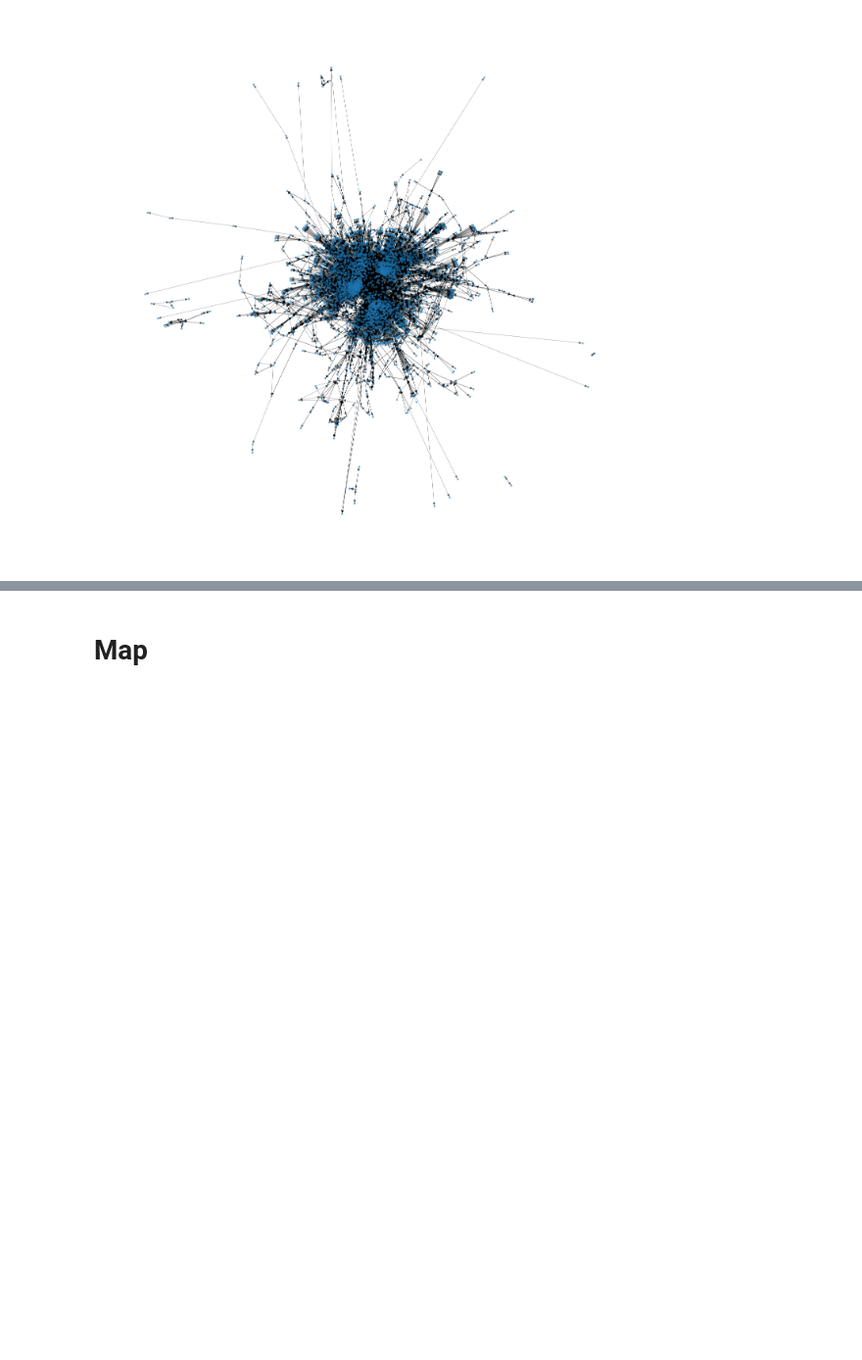
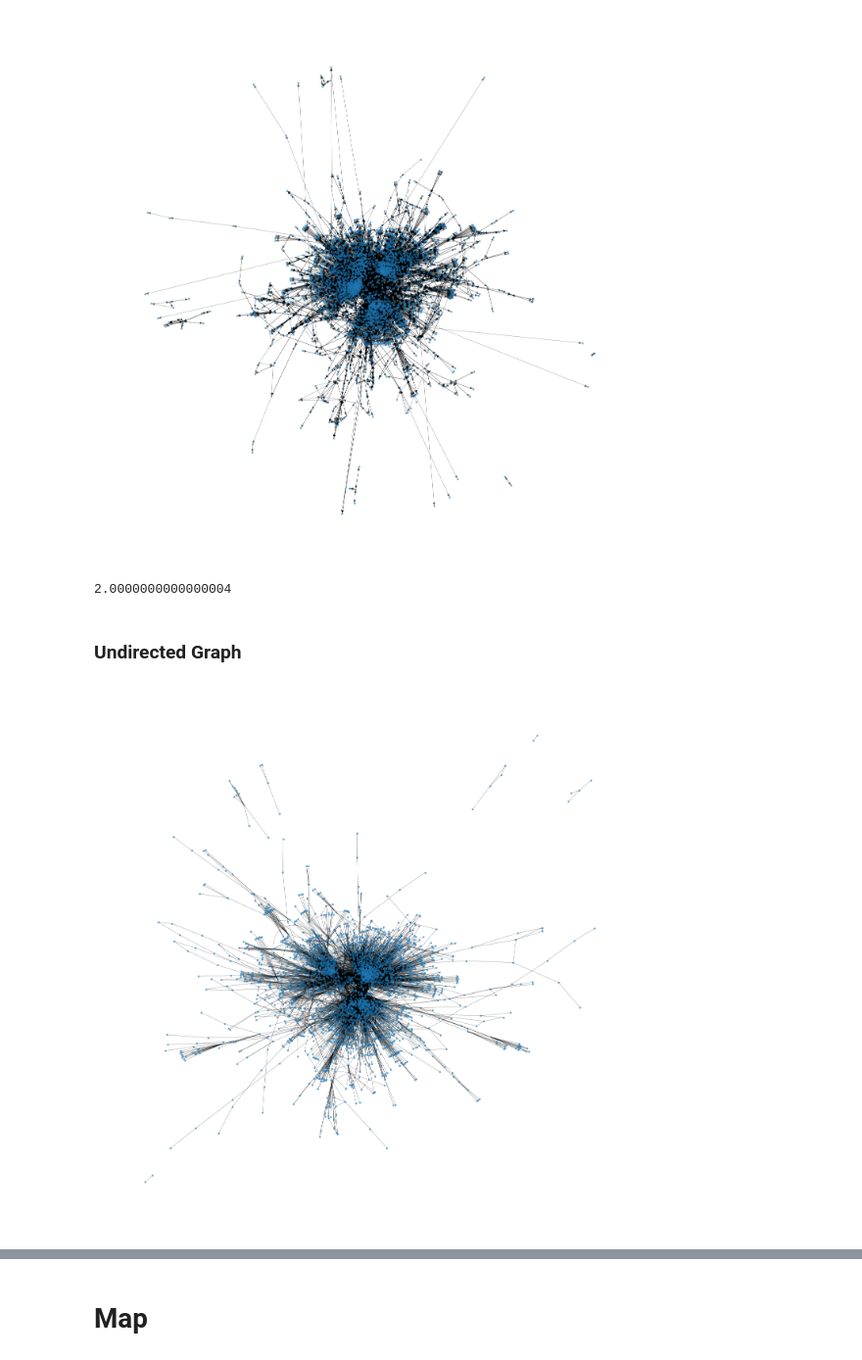
Before and after one commit to radubauzh/epidemic-spread-over-flights, a Jupyter notebook: main.ipynb, the cells around one changed output, grey strips where cells are left out. Shown at 98% size. Saved outputs shown, nothing was run; the diff lists cells and outputs as text; code cells hidden in the pictures; blank space fills up the shorter version.

```diff
--- a/main.ipynb
+++ b/main.ipynb
@@ -89,3 +89,25 @@ nx.draw_networkx(G, ax=ax, node_size=8, alpha=.5,
 ax.set_axis_off()
 # %% [output]
 [figure]
+# %%
+# Basic calculations
+degree = nx.degree(G)
+degree_hist = nx.degree_histogram(G)
+density = nx.density(G)
+clustering = nx.average_clustering(G)
+num_nodes = nx.number_of_nodes(G)
+num_edges = nx.number_of_edges(G)
+average_degree = sum(degree_hist) / len(degree_hist)
+max_weight = max([G[u][v]['weight'] for u,v in G.edges()])
+print(max_weight)
+# %% [output]
+2.0000000000000004
+# %% [markdown]
+### Undirected Graph
+# %%
+fig, ax = plt.subplots(1, 1, figsize=(18, 18))
+nx.draw_networkx(GU, ax=ax, node_size=8, alpha=.5,
+                 width=.5, with_labels=False)
+ax.set_axis_off()
+# %% [output]
+[figure, added]
```
Also changed, not shown: parts of 11 cells of this notebook.
